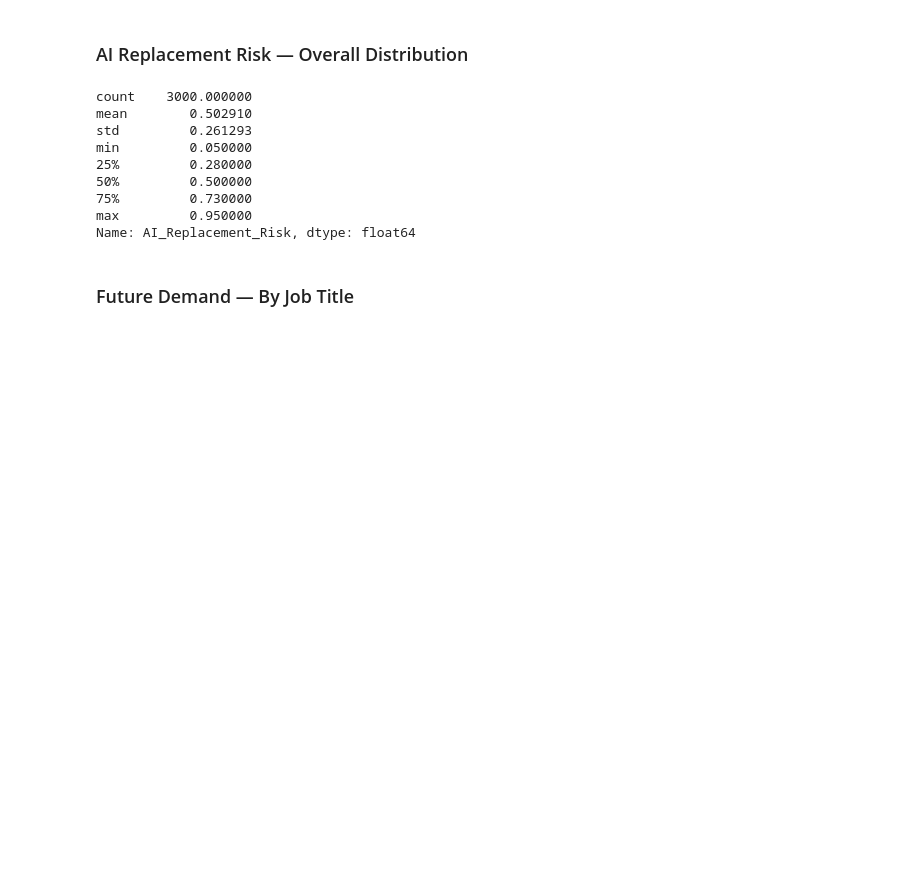
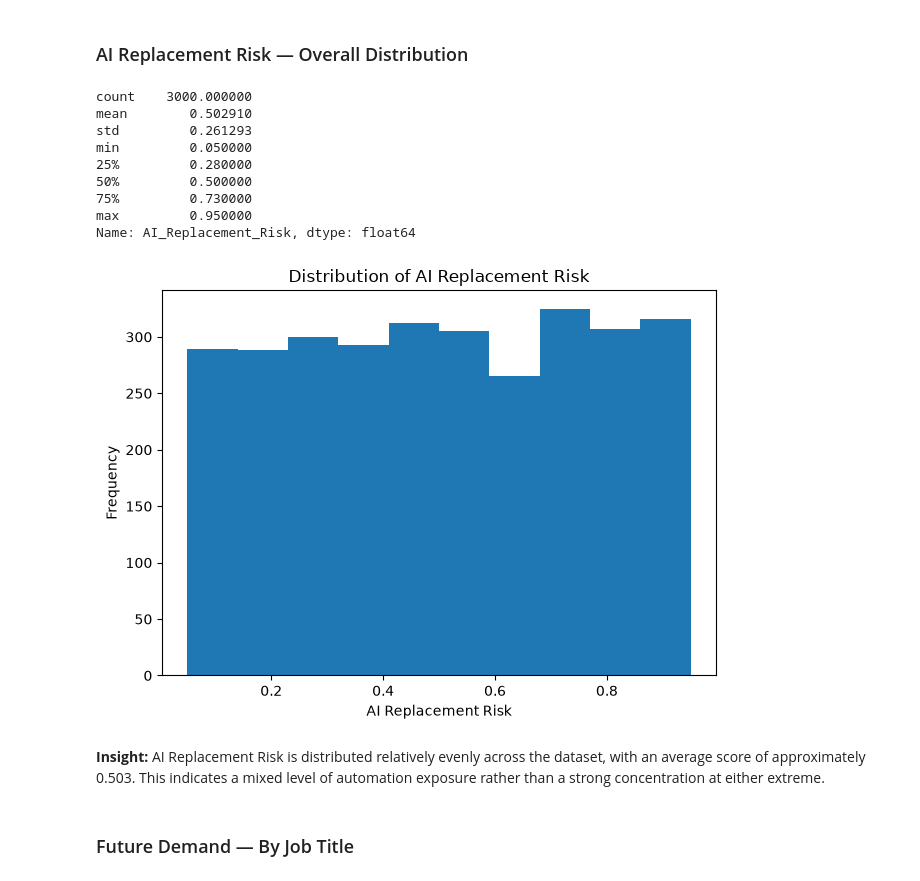
Before and after one commit to ArpanaMahajan30/ai-engineer-journey, a Jupyter notebook: projects/project_01__ai_impact_on_jobs/ai_impact_analysis.ipynb, the cells around one changed output. Cells and saved outputs as stored; diff of their text form; code cells hidden in the pictures; blank space fills up the shorter version.

```diff
--- a/projects/project_01__ai_impact_on_jobs/ai_impact_analysis.ipynb
+++ b/projects/project_01__ai_impact_on_jobs/ai_impact_analysis.ipynb
@@ -156,6 +201,21 @@ min         0.050000
 75%         0.730000
 max         0.950000
 Name: AI_Replacement_Risk, dtype: float64
+# %%
+data["AI_Replacement_Risk"].plot(
+    kind="hist",
+    bins=10
+)
+
+plt.title("Distribution of AI Replacement Risk")
+plt.xlabel("AI Replacement Risk")
+plt.ylabel("Frequency")
+plt.tight_layout()
+plt.show()
+# %% [output]
+[figure, added]
+# %% [markdown]
+**Insight:** AI Replacement Risk is distributed relatively evenly across the dataset, with an average score of approximately 0.503. This indicates a mixed level of automation exposure rather than a strong concentration at either extreme.
 # %% [markdown]
 ### Future Demand — By Job Title
 # %%
```
Also changed, not shown: parts of 38 cells of this notebook, 1 other file.
